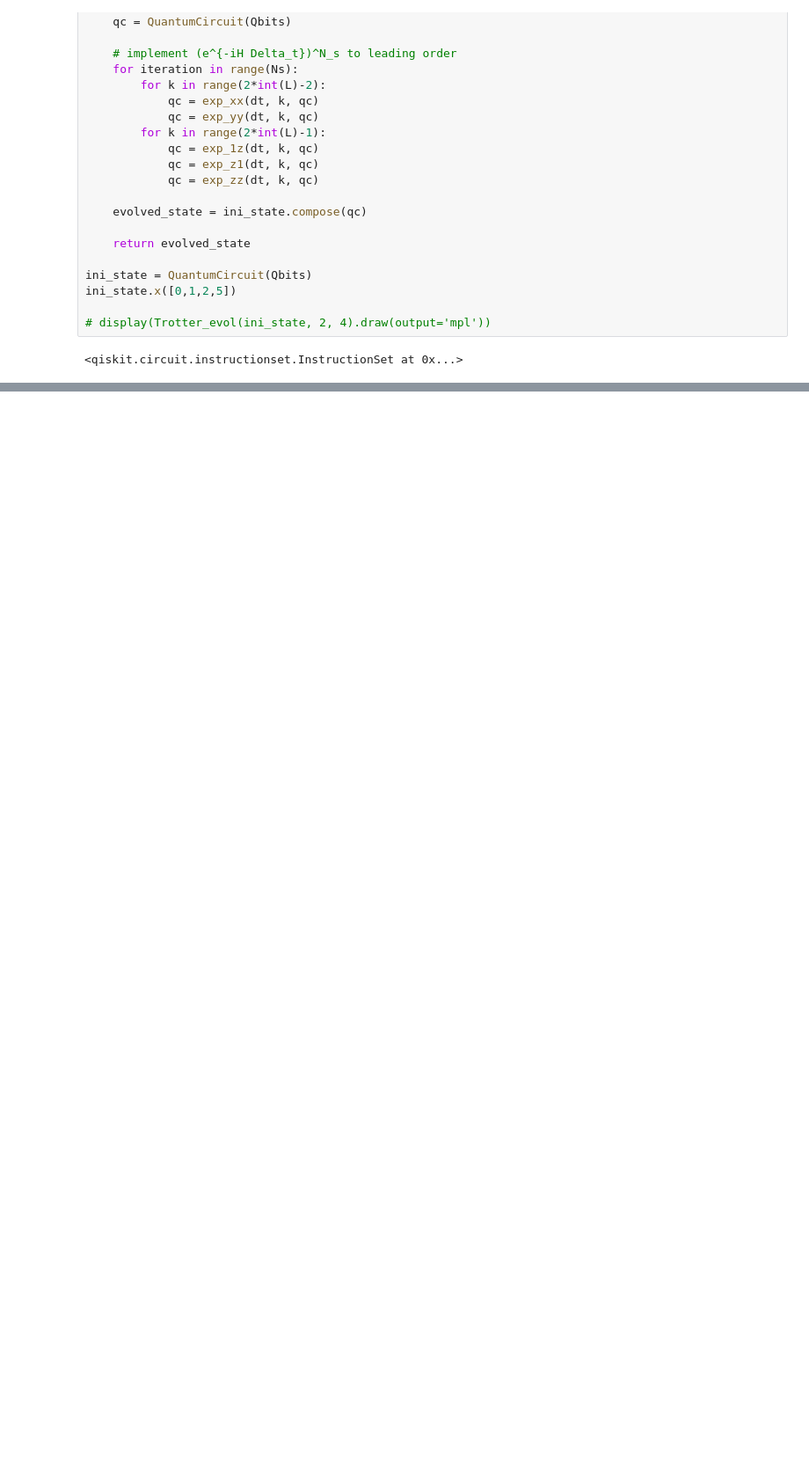
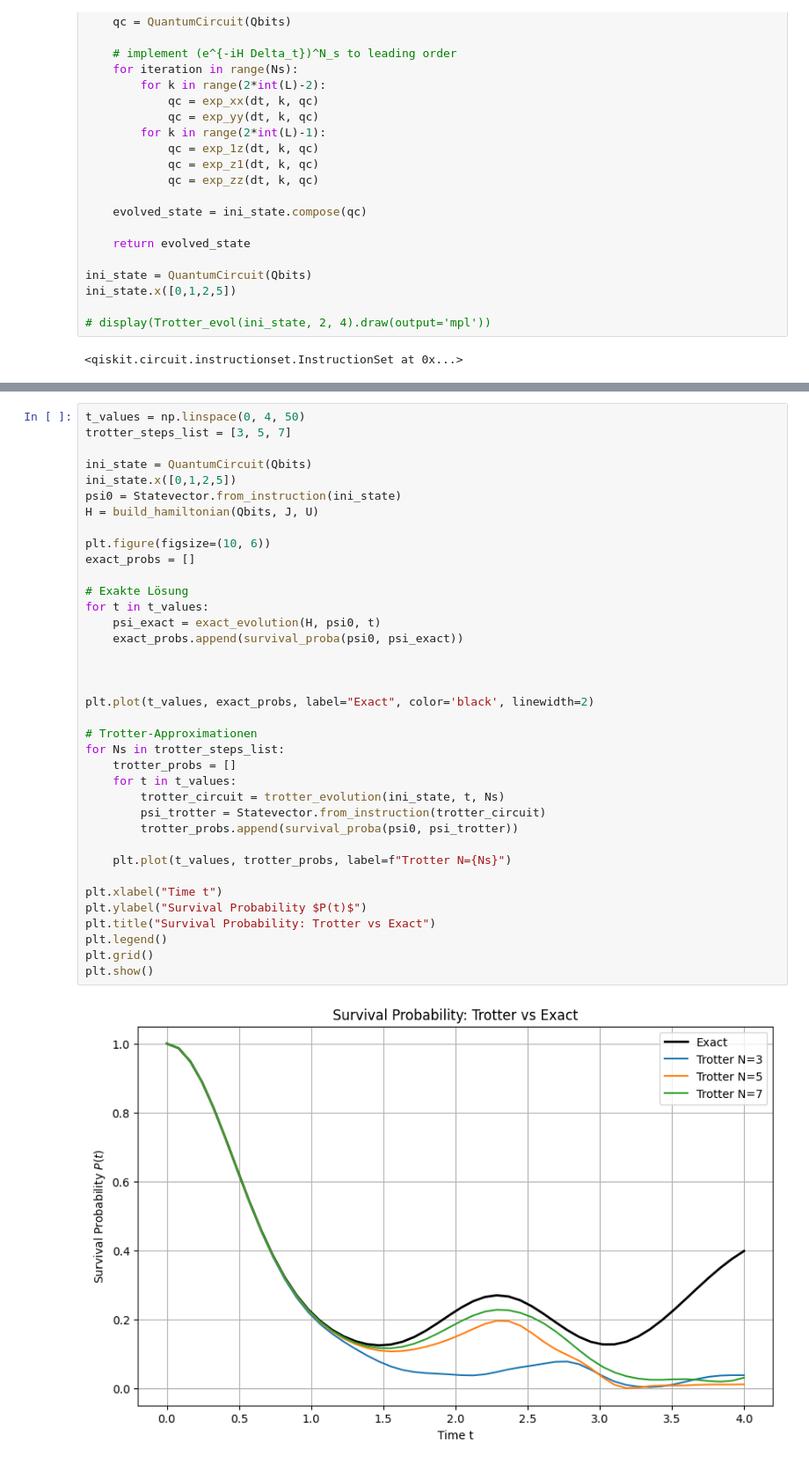
Before and after one commit to FelixSchunder/Quantum-Computing, a Jupyter notebook: wrong_solution.ipynb, the cells around one changed output, grey strips where cells are left out. Shown at 88% size. Drawn from its saved outputs; the diff is of its cells as text; blank space fills up the shorter version.

```diff
--- a/wrong_solution.ipynb
+++ b/wrong_solution.ipynb
@@ -122,0 +317,39 @@ plt.grid(True)
+# %%
+t_values = np.linspace(0, 4, 50)
+trotter_steps_list = [3, 5, 7]
+
+ini_state = QuantumCircuit(Qbits)
+ini_state.x([0,1,2,5])
+psi0 = Statevector.from_instruction(ini_state)
+H = build_hamiltonian(Qbits, J, U)
+
+plt.figure(figsize=(10, 6))
+exact_probs = []
+
+# Exakte Lösung
+for t in t_values:
+    psi_exact = exact_evolution(H, psi0, t)
+    exact_probs.append(survival_proba(psi0, psi_exact))
+
+
+
+plt.plot(t_values, exact_probs, label="Exact", color='black', linewidth=2)
+
+# Trotter-Approximationen
+for Ns in trotter_steps_list:
+    trotter_probs = []
+    for t in t_values:
+        trotter_circuit = trotter_evolution(ini_state, t, Ns)
+        psi_trotter = Statevector.from_instruction(trotter_circuit)
+        trotter_probs.append(survival_proba(psi0, psi_trotter))
+
+    plt.plot(t_values, trotter_probs, label=f"Trotter N={Ns}")
+
+plt.xlabel("Time t")
+plt.ylabel("Survival Probability $P(t)$")
+plt.title("Survival Probability: Trotter vs Exact")
+plt.legend()
+plt.grid()
+plt.show()
+# %% [output]
+[figure, added]
```
Also changed, not shown: parts of 9 cells of this notebook, 1 other file.
